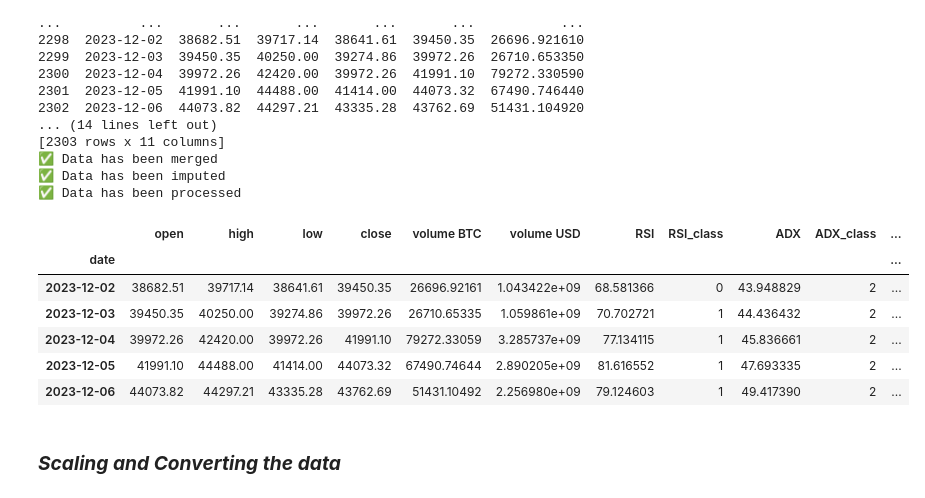
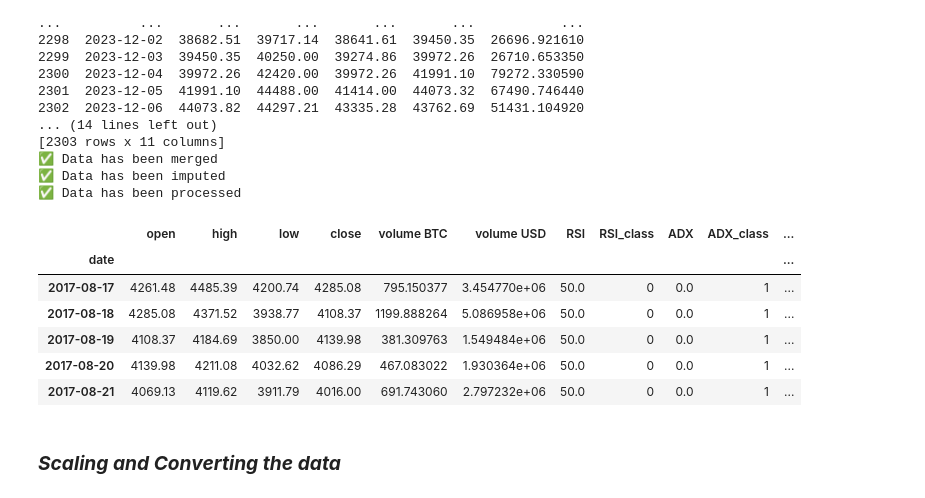
Before and after one commit to E-Brown96/crypto_market_assistant, a Jupyter notebook: notebooks/notebook_edwin.ipynb, the cells around one changed output. Cells and saved outputs as stored; diff of their text form; code cells hidden in the pictures.

```diff
--- a/notebooks/notebook_edwin.ipynb
+++ b/notebooks/notebook_edwin.ipynb
@@ -102,14 +102,14 @@ df.index = pd.to_datetime(df.date)
 # %%
 df.drop(columns="date",inplace=True)
 # %%
-df.tail()
+df.head()
 # %% [output]
 |  | open | high | low | close | volume BTC | volume USD | RSI | RSI_class | ADX | ADX_class | ... |
 | date |  |  |  |  |  |  |  |  |  |  | ... |
-| 2023-12-02 | 38682.51 | 39717.14 | 38641.61 | 39450.35 | 26696.92161 | 1.043422e+09 | 68.581366 | 0 | 43.948829 | 2 | ... |
-| 2023-12-03 | 39450.35 | 40250.00 | 39274.86 | 39972.26 | 26710.65335 | 1.059861e+09 | 70.702721 | 1 | 44.436432 | 2 | ... |
-| 2023-12-04 | 39972.26 | 42420.00 | 39972.26 | 41991.10 | 79272.33059 | 3.285737e+09 | 77.134115 | 1 | 45.836661 | 2 | ... |
-| 2023-12-05 | 41991.10 | 44488.00 | 41414.00 | 44073.32 | 67490.74644 | 2.890205e+09 | 81.616552 | 1 | 47.693335 | 2 | ... |
-| 2023-12-06 | 44073.82 | 44297.21 | 43335.28 | 43762.69 | 51431.10492 | 2.256980e+09 | 79.124603 | 1 | 49.417390 | 2 | ... |
+| 2017-08-17 | 4261.48 | 4485.39 | 4200.74 | 4285.08 | 795.150377 | 3.454770e+06 | 50.0 | 0 | 0.0 | 1 | ... |
+| 2017-08-18 | 4285.08 | 4371.52 | 3938.77 | 4108.37 | 1199.888264 | 5.086958e+06 | 50.0 | 0 | 0.0 | 1 | ... |
+| 2017-08-19 | 4108.37 | 4184.69 | 3850.00 | 4139.98 | 381.309763 | 1.549484e+06 | 50.0 | 0 | 0.0 | 1 | ... |
+| 2017-08-20 | 4139.98 | 4211.08 | 4032.62 | 4086.29 | 467.083022 | 1.930364e+06 | 50.0 | 0 | 0.0 | 1 | ... |
+| 2017-08-21 | 4069.13 | 4119.62 | 3911.79 | 4016.00 | 691.743060 | 2.797232e+06 | 50.0 | 0 | 0.0 | 1 | ... |
 # %%
 df.drop(columns=["RSI"], inplace=True)
```
Also changed, not shown: parts of 11 cells of this notebook, 2 other files.
